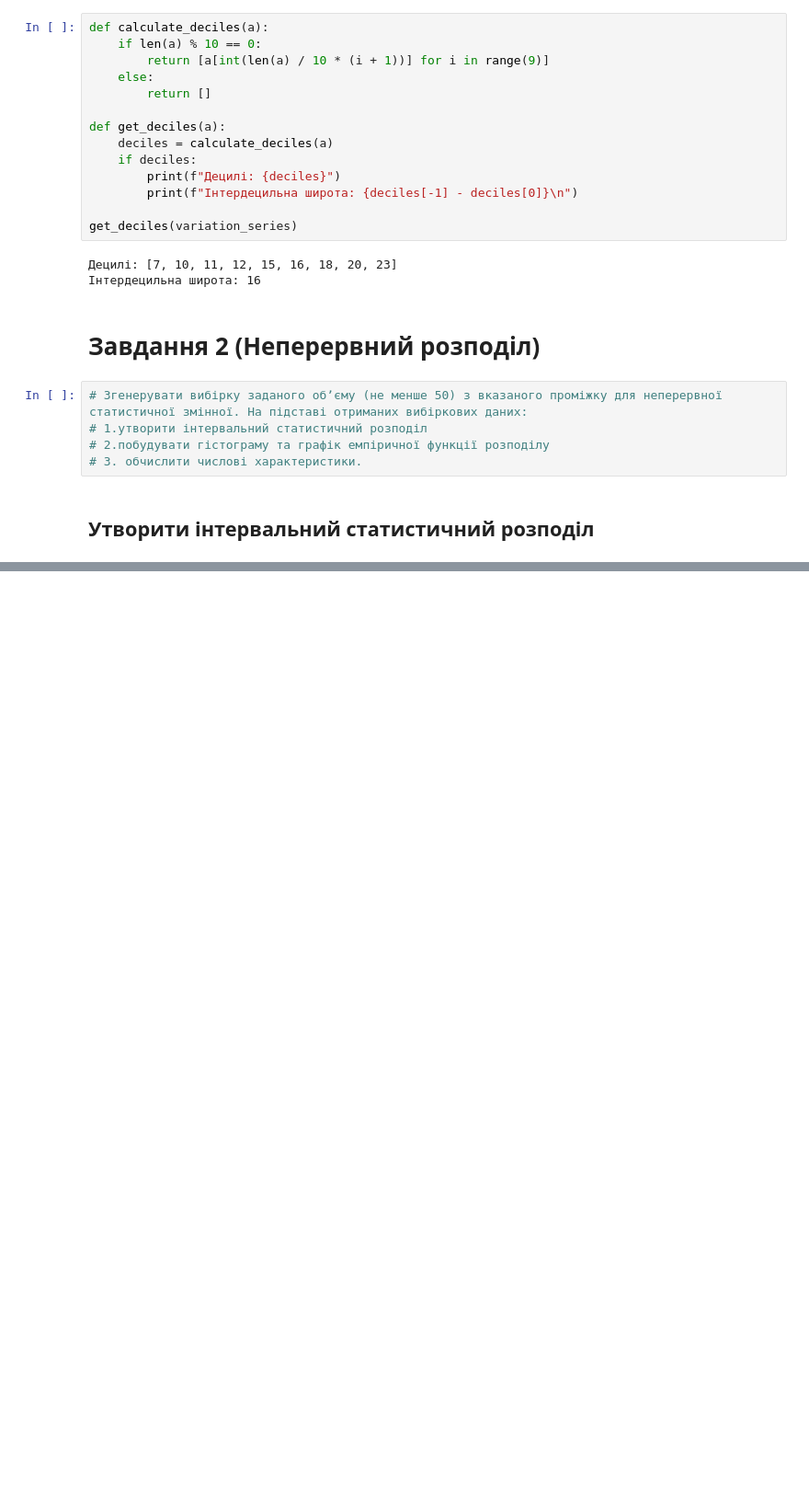
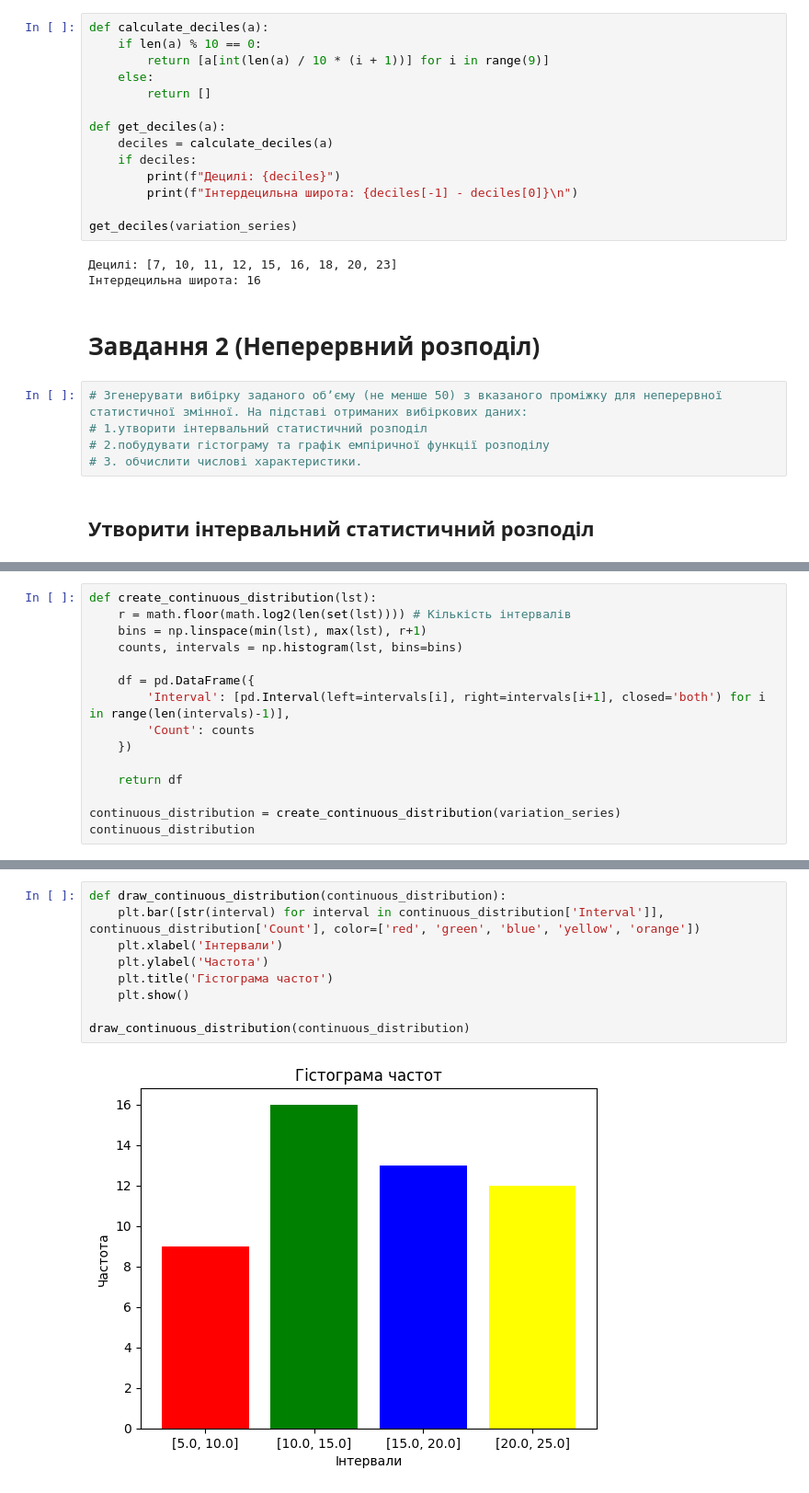
Before and after one commit to Rostyslavkoo/uni-2023, a Jupyter notebook: ТІМС/labs/lab_1/lab_1.ipynb, the cells around one changed output, grey strips where cells are left out. Shown at 92% size. Drawn from its saved outputs; the diff is of its cells as text; blank space fills up the shorter version.

```diff
--- a/ТІМС/labs/lab_1/lab_1.ipynb
+++ b/ТІМС/labs/lab_1/lab_1.ipynb
@@ -289,0 +288,15 @@ interval_statistical_distribution
+# %%
+def create_continuous_distribution(lst):
+    r = math.floor(math.log2(len(set(lst)))) # Кількість інтервалів
+    bins = np.linspace(min(lst), max(lst), r+1)
+    counts, intervals = np.histogram(lst, bins=bins)
+
+    df = pd.DataFrame({
+        'Interval': [pd.Interval(left=intervals[i], right=intervals[i+1], closed='both') for i in range(len(intervals)-1)],
+        'Count': counts
+    })
+
+    return df
+
+continuous_distribution = create_continuous_distribution(variation_series)
+continuous_distribution
@@ -289,0 +309,11 @@ interval_statistical_distribution
+# %%
+def draw_continuous_distribution(continuous_distribution):
+    plt.bar([str(interval) for interval in continuous_distribution['Interval']], continuous_distribution['Count'], color=['red', 'green', 'blue', 'yellow', 'orange'])
+    plt.xlabel('Інтервали')
+    plt.ylabel('Частота')
+    plt.title('Гістограма частот')
+    plt.show()
+
+draw_continuous_distribution(continuous_distribution)
+# %% [output]
+[figure, added]
```
Also changed, not shown: parts of 8 cells of this notebook, 1 other file.
